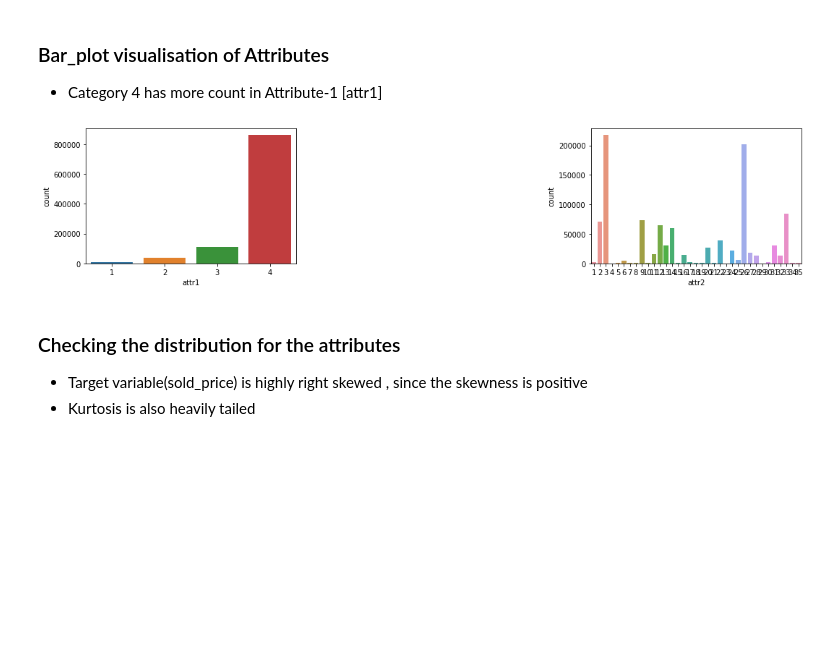
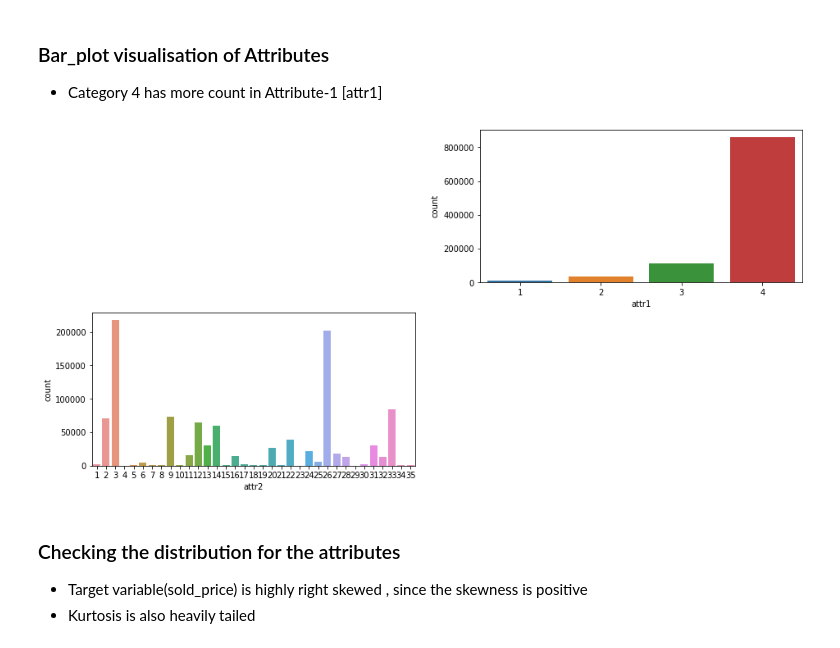
Before and after one commit to jagadeeshvarma927/Machine-Deep-Learrning-Codes, a Jupyter notebook: Regreesion _Models_on_ Poshmark_Company_Price_prediction.ipynb, the cells around one changed output. Saved outputs shown, nothing was run; the diff lists cells and outputs as text; code cells hidden in the pictures; blank space fills up the shorter version.

```diff
--- a/Regreesion _Models_on_ Poshmark_Company_Price_prediction.ipynb
+++ b/Regreesion _Models_on_ Poshmark_Company_Price_prediction.ipynb
@@ -208,16 +208,16 @@ df.head()
 # %%
 list1=['attr1', 'attr2']
 import matplotlib.pyplot as plt
 import seaborn as sns
 plt.figure(figsize=(24,24))
 for i,name in enumerate(list1):
     fignum=2*i+1
-    plt.subplot(6,4,fignum+1)
+    plt.subplot(6,3,fignum+1)
     #plt.title(name+'--Values_count')
     sns.countplot(x=df[name])
 plt.savefig('Barplot_attr1,2.jpg')
 # %% [output]
-[figure, old version]
+[figure, new version]
 # %% [markdown]
 ### Checking the distribution for the attributes
 - Target variable(sold_price) is highly right skewed , since the skewness is positive
```
Also changed, not shown: parts of 20 cells of this notebook.
